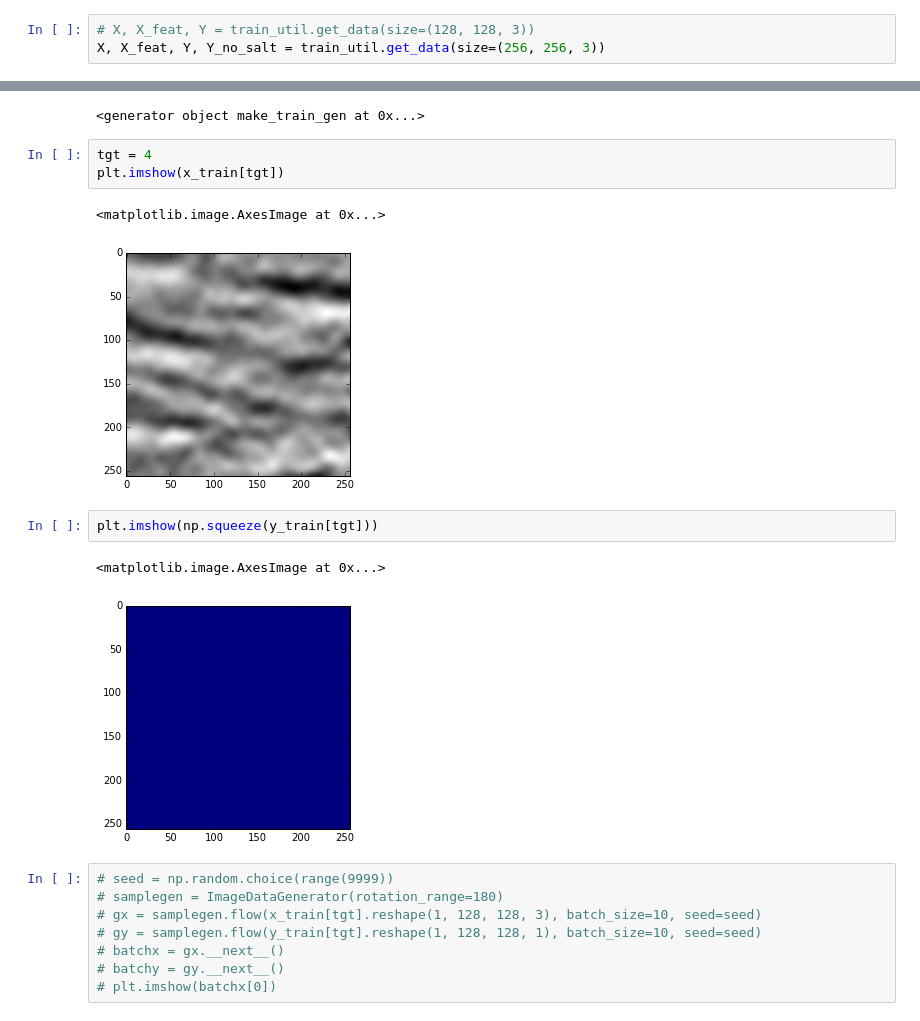
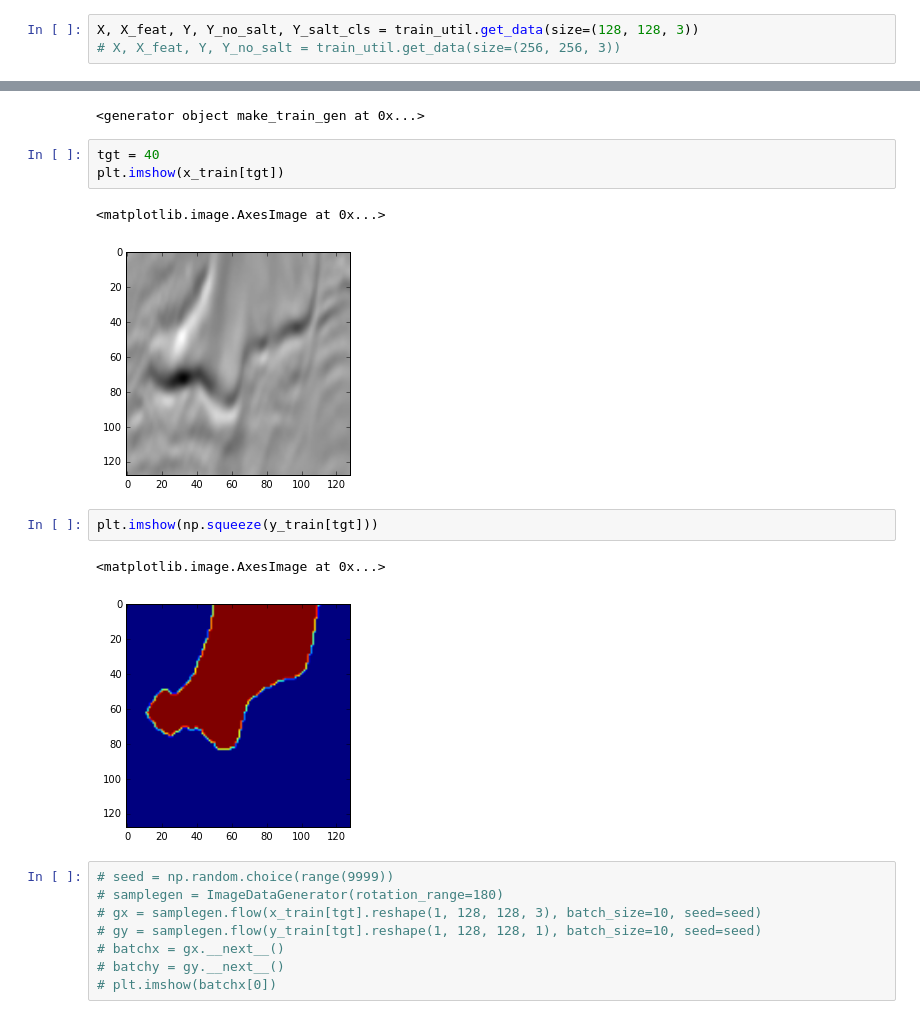
Before and after one commit to yusuke0324/tgs-salt-identification, a Jupyter notebook: EDA_unet_train.ipynb, the cells around one changed output, grey strips where cells are left out. Drawn from its saved outputs; the diff is of its cells as text.

```diff
--- a/EDA_unet_train.ipynb
+++ b/EDA_unet_train.ipynb
@@ -55,8 +54,8 @@ resize(tes, (101, 101, 1)).shape
 # %% [output]
 (101, 101, 1)
 # %%
-# X, X_feat, Y = train_util.get_data(size=(128, 128, 3))
-X, X_feat, Y, Y_no_salt = train_util.get_data(size=(256, 256, 3))
+X, X_feat, Y, Y_no_salt, Y_salt_cls = train_util.get_data(size=(128, 128, 3))
+# X, X_feat, Y, Y_no_salt = train_util.get_data(size=(256, 256, 3))
 # %%
 print(X.shape)
 print(X_feat.shape)
@@ -173,16 +174,16 @@ train_gen
 # %% [output]
 <generator object make_train_gen at 0x...>
 # %%
-tgt = 4
+tgt = 40
 plt.imshow(x_train[tgt])
 # %% [output]
 <matplotlib.image.AxesImage at 0x...>
-[figure, old version]
+[figure, new version]
 # %%
 plt.imshow(np.squeeze(y_train[tgt]))
 # %% [output]
 <matplotlib.image.AxesImage at 0x...>
-[figure, old version]
+[figure, new version]
 # %%
 # seed = np.random.choice(range(9999))
 # samplegen = ImageDataGenerator(rotation_range=180)
```
Also changed, not shown: parts of 12 cells of this notebook, 6 other files.
